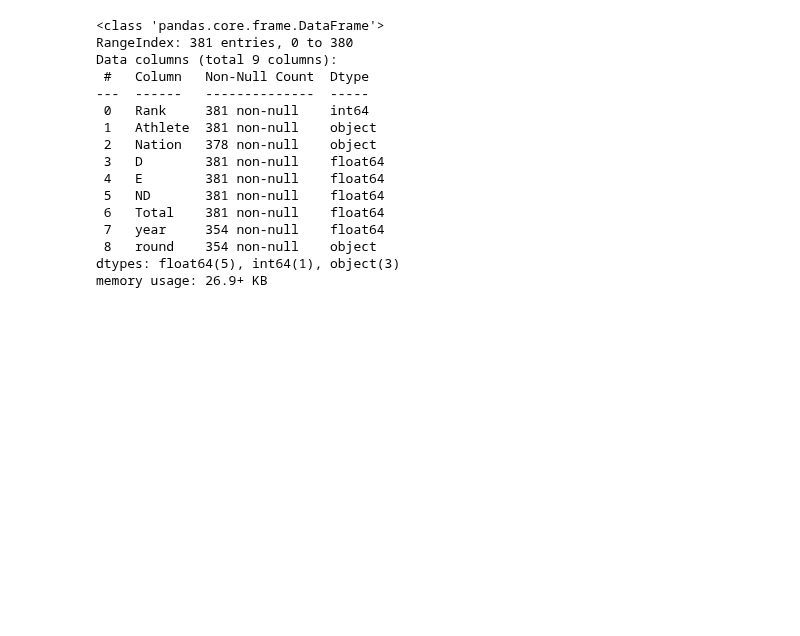
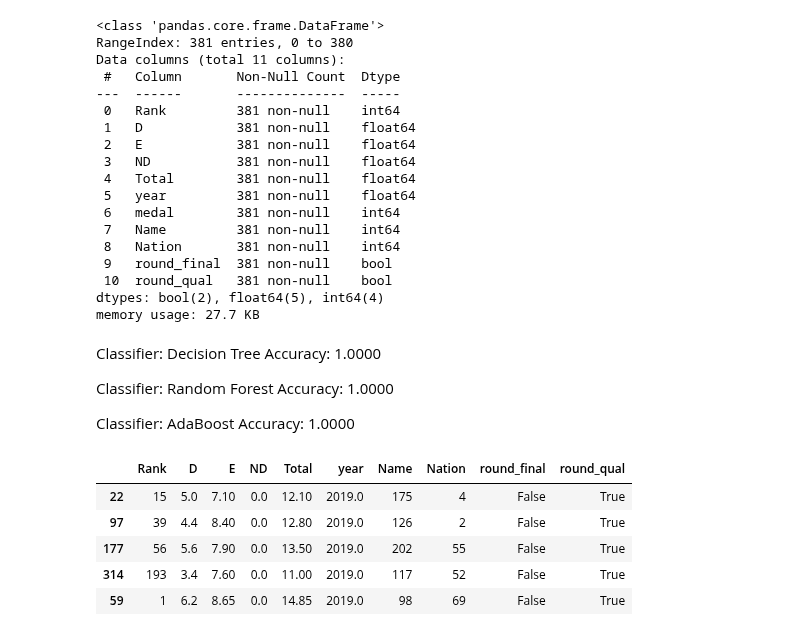
Before and after one commit to RyanJTalbot/MSDS, a Jupyter notebook: Core/Data Mining Foundations/Data Mining Project/Project/competition_gym2023/modeling/men/sr.ipynb, the cells around one changed output. Cells and saved outputs as stored; diff of their text form; code cells hidden in the pictures; blank space fills up the shorter version.

Commit message:
Update vital skills and data minin proj

```diff
--- a/Core/Data Mining Foundations/Data Mining Project/Project/competition_gym2023/modeling/men/sr.ipynb
+++ b/Core/Data Mining Foundations/Data Mining Project/Project/competition_gym2023/modeling/men/sr.ipynb
@@ -6,22 +31,26 @@ df = pd.read_csv('../../Combine_Data/men/sr_encoded.csv')
 olymp = pd.read_csv('../../Data/cleandata22-23/encoded_m_olympics_sr.csv')
 srnames = pd.read_csv('../../Data/cleandata22-23/encoded_m_olympics_srnames.csv')
 srolymp = pd.read_csv('../../Data/cleandata22-23/men22_23.csv')
+# %%
+df['year'].fillna(2023, inplace=True)
 # %%
 df.info()
 # %% [output]
 <class 'pandas.core.frame.DataFrame'>
 RangeIndex: 381 entries, 0 to 380
-Data columns (total 9 columns):
- #   Column   Non-Null Count  Dtype
----  ------   --------------  -----
- 0   Rank     381 non-null    int64
- 1   Athlete  381 non-null    object
- 2   Nation   378 non-null    object
- 3   D        381 non-null    float64
- 4   E        381 non-null    float64
- 5   ND       381 non-null    float64
- 6   Total    381 non-null    float64
- 7   year     354 non-null    float64
- 8   round    354 non-null    object
-dtypes: float64(5), int64(1), object(3)
-memory usage: 26.9+ KB
+Data columns (total 11 columns):
+ #   Column       Non-Null Count  Dtype
+---  ------       --------------  -----
+ 0   Rank         381 non-null    int64
+ 1   D            381 non-null    float64
+ 2   E            381 non-null    float64
+ 3   ND           381 non-null    float64
+ 4   Total        381 non-null    float64
+ 5   year         381 non-null    float64
+ 6   medal        381 non-null    int64
+ 7   Name         381 non-null    int64
+ 8   Nation       381 non-null    int64
+ 9   round_final  381 non-null    bool
+ 10  round_qual   381 non-null    bool
+dtypes: bool(2), float64(5), int64(4)
+memory usage: 27.7 KB
@@ -27,0 +109,19 @@ memory usage: 26.9+ KB
+# %% [markdown]
+Classifier: Decision Tree
+Accuracy: 1.0000
+
+Classifier: Random Forest
+Accuracy: 1.0000
+
+
+Classifier: AdaBoost
+Accuracy: 1.0000
+# %%
+X_train.head()
+# %% [output]
+|  | Rank | D | E | ND | Total | year | Name | Nation | round_final | round_qual |
+| 22 | 15 | 5.0 | 7.10 | 0.0 | 12.10 | 2019.0 | 175 | 4 | False | True |
+| 97 | 39 | 4.4 | 8.40 | 0.0 | 12.80 | 2019.0 | 126 | 2 | False | True |
+| 177 | 56 | 5.6 | 7.90 | 0.0 | 13.50 | 2019.0 | 202 | 55 | False | True |
+| 314 | 193 | 3.4 | 7.60 | 0.0 | 11.00 | 2019.0 | 117 | 52 | False | True |
+| 59 | 1 | 6.2 | 8.65 | 0.0 | 14.85 | 2019.0 | 98 | 69 | False | True |
```
Also changed, not shown: parts of 21 cells of this notebook, 30 other files.
